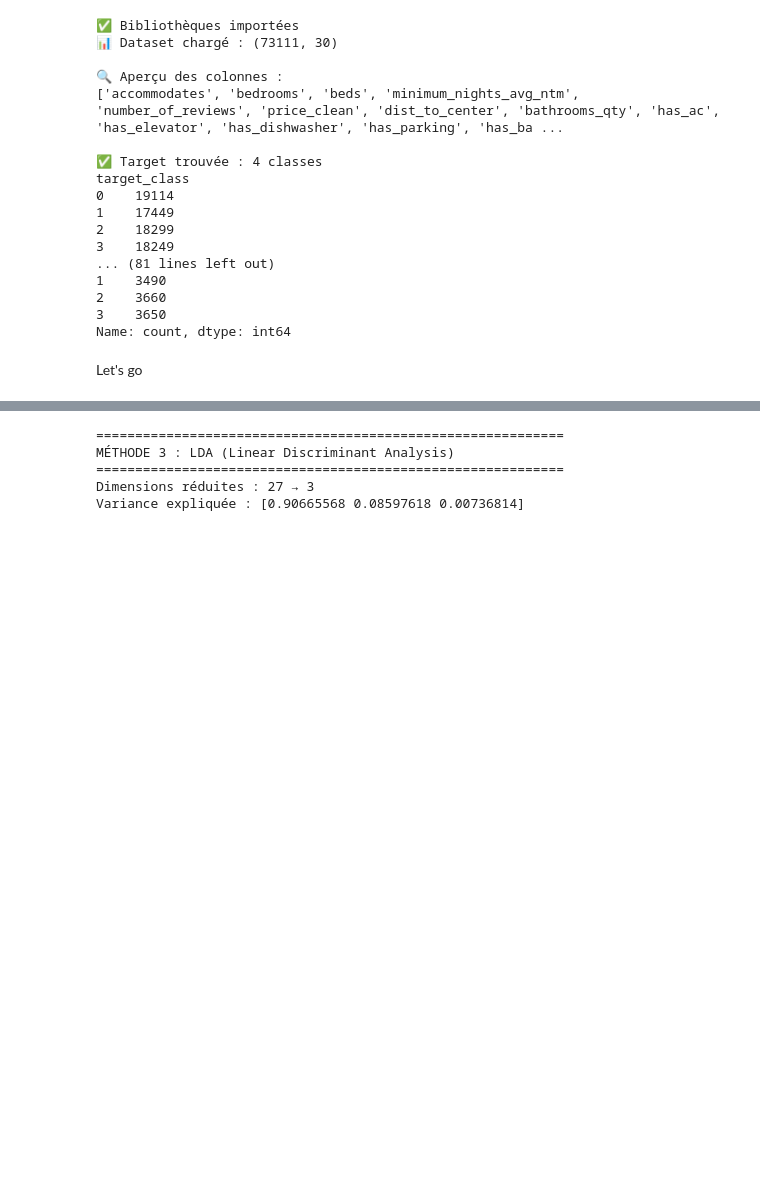
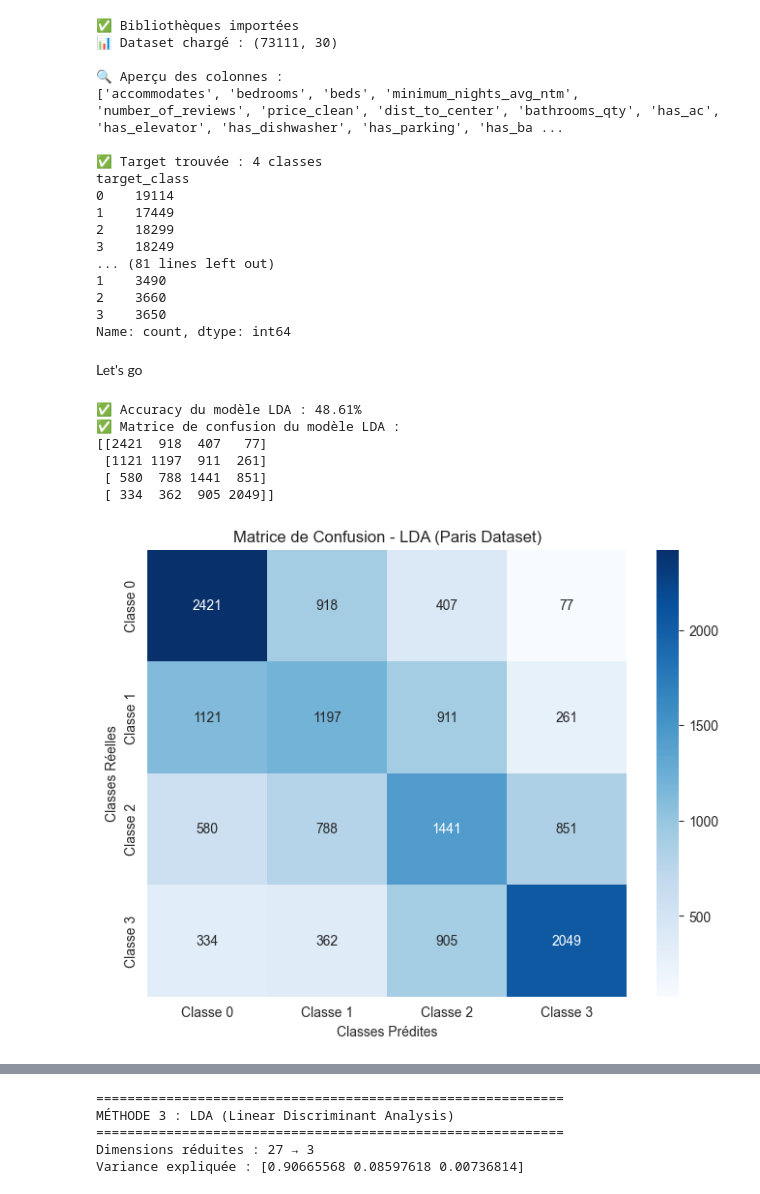
Before and after one commit to Felix-prjcts/ML_Airbnb_domain_generalisation, a Jupyter notebook: ML_Paris/LDA_Paris.ipynb, the cells around one changed output, grey strips where cells are left out. Cells and saved outputs as stored; diff of their text form; code cells hidden in the pictures; blank space fills up the shorter version.

```diff
--- a/ML_Paris/LDA_Paris.ipynb
+++ b/ML_Paris/LDA_Paris.ipynb
@@ -121,3 +121,37 @@ target_class
 Name: count, dtype: int64
 # %% [markdown]
 Let's go
+# %%
+# %% [markdown]
+# ## 1. Évaluation du modèle LDA
+# Calcul des prédictions et matrice de confusion
+
+# %%
+# 1. Calcul des classes prédites pour l'échantillon de test
+y_pred = lda.predict(X_test)
+
+# 2. Calcul de l'exactitude (Accuracy)
+accuracy = accuracy_score(y_test, y_pred)
+print(f"✅ Accuracy du modèle LDA : {accuracy:.2%}")
+
+# 3. Génération de la matrice de confusion
+cm = confusion_matrix(y_test, y_pred)
+print(f"✅ Matrice de confusion du modèle LDA : \n{cm}")
+
+# 4. Visualisation de la matrice
+plt.figure(figsize=(8, 6))
+sns.heatmap(cm, annot=True, fmt='d', cmap='Blues',
+            xticklabels=[f'Classe {i}' for i in range(4)],
+            yticklabels=[f'Classe {i}' for i in range(4)])
+plt.title('Matrice de Confusion - LDA (Paris Dataset)')
+plt.xlabel('Classes Prédites')
+plt.ylabel('Classes Réelles')
+plt.show()
+# %% [output]
+✅ Accuracy du modèle LDA : 48.61%
+✅ Matrice de confusion du modèle LDA :
+[[2421  918  407   77]
+ [1121 1197  911  261]
+ [ 580  788 1441  851]
+ [ 334  362  905 2049]]
+[figure, added]
```
Also changed, not shown: parts of 6 cells of this notebook.
